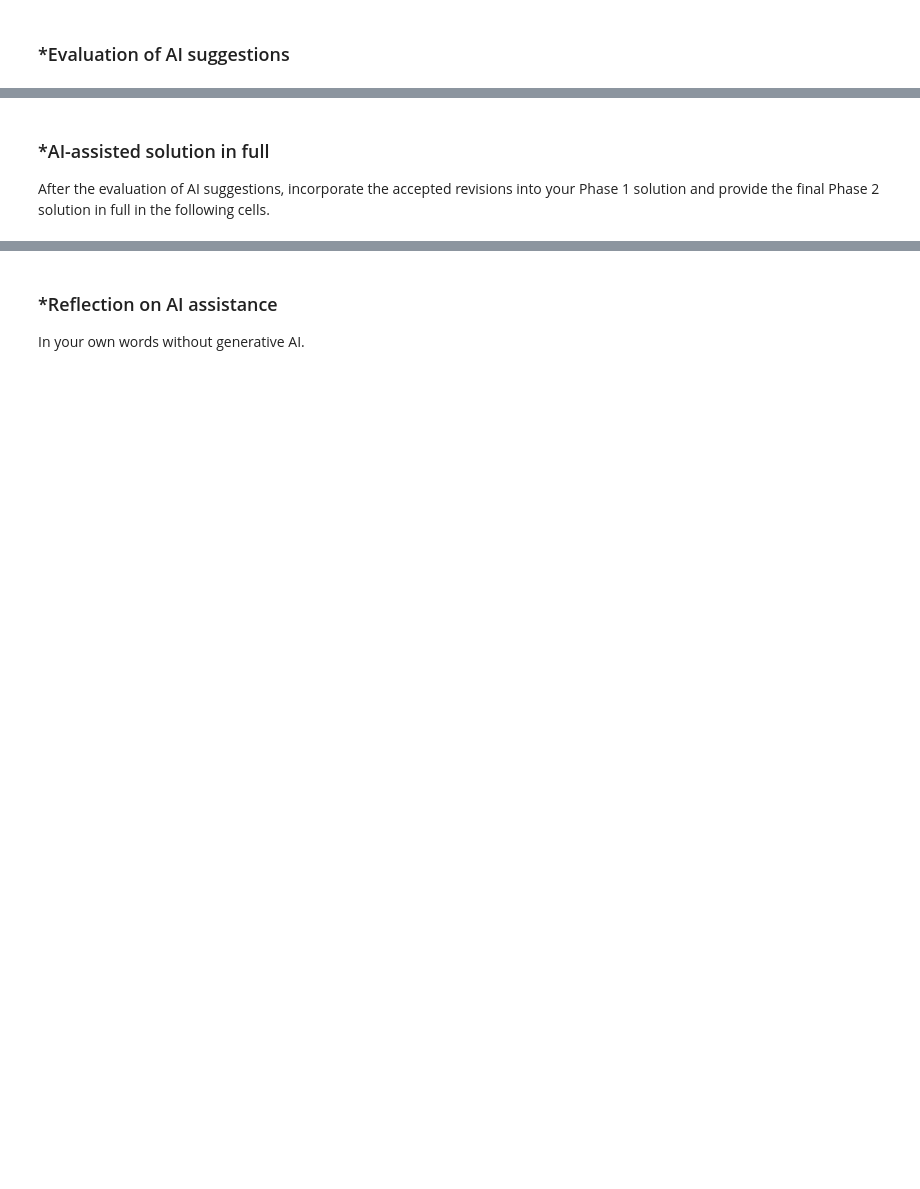
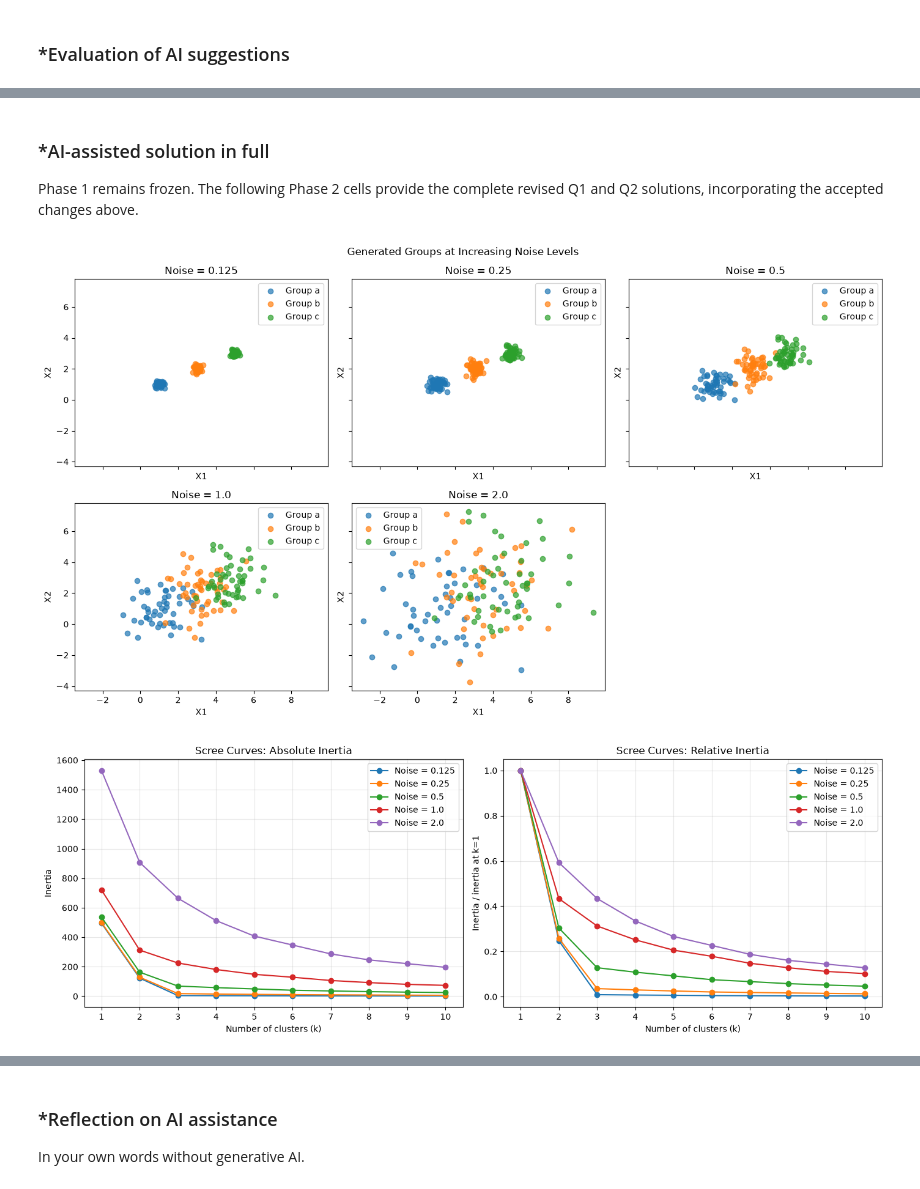
Before and after one commit to spbromberg/A04-clustering, a Jupyter notebook: notebook.ipynb, the cells around one changed output, grey strips where cells are left out. Drawn from its saved outputs; the diff is of its cells as text; code cells hidden in the pictures; blank space fills up the shorter version.

Commit message:
Complete Phase 2 clustering analysis

```diff
--- a/notebook.ipynb
+++ b/notebook.ipynb
@@ -493,5 +499,76 @@ Keep Phase 1 frozen.
 # %% [markdown]
 ### *AI-assisted solution in full
-After the evaluation of AI suggestions, incorporate the accepted revisions into your Phase 1 solution and provide the final Phase 2 solution in full in the following cells.
+Phase 1 remains frozen. The following Phase 2 cells provide the complete revised Q1 and Q2 solutions, incorporating the accepted changes above.
 # %%
-# Your Phase 2 solution to the problem goes here.
+import numpy as np
+import pandas as pd
+import matplotlib.pyplot as plt
+from sklearn.cluster import KMeans
+from sklearn.preprocessing import MinMaxScaler
+from sklearn.metrics import silhouette_score
+from pathlib import Path
+
+
+def createData(noise, N=50):
+    rng = np.random.default_rng(100)
+    centers = [(1, 1), (3, 2), (5, 3)]
+    groups = []
+    for group_name, (center_x, center_y) in zip(['a', 'b', 'c'], centers):
+        groups.append(pd.DataFrame({
+            'x1': rng.normal(center_x, noise, N),
+            'x2': rng.normal(center_y, noise, N),
+            'group': group_name
+        }))
+    return pd.concat(groups, ignore_index=True)
+
+
+noise_levels = [0.125, 0.25, 0.5, 1.0, 2.0]
+datasets = {noise: createData(noise) for noise in noise_levels}
+
+# Compare the known generating groups as noise increases.
+fig, axes = plt.subplots(2, 3, figsize=(14, 8), sharex=True, sharey=True)
+axes = axes.flatten()
+colors = {'a': 'tab:blue', 'b': 'tab:orange', 'c': 'tab:green'}
+
+for axis, (noise, data) in zip(axes, datasets.items()):
+    for group_name, color in colors.items():
+        group_data = data[data['group'] == group_name]
+        axis.scatter(group_data['x1'], group_data['x2'], color=color,
+                     label=f'Group {group_name}', alpha=0.7)
+    axis.set_title(f'Noise = {noise}')
+    axis.set_xlabel('X1')
+    axis.set_ylabel('X2')
+    axis.legend()
+
+axes[-1].axis('off')
+fig.suptitle('Generated Groups at Increasing Noise Levels')
+fig.tight_layout()
+plt.show()
+
+# Inertia always decreases with k; relative inertia helps compare noise levels.
+k_values = range(1, 11)
+inertia_results = {}
+for noise, data in datasets.items():
+    features = data[['x1', 'x2']]
+    inertia_results[noise] = [
+        KMeans(n_clusters=k, random_state=42, n_init=10).fit(features).inertia_
+        for k in k_values
+    ]
+
+fig, axes = plt.subplots(1, 2, figsize=(14, 5))
+for noise, inertia_values in inertia_results.items():
+    axes[0].plot(k_values, inertia_values, marker='o', label=f'Noise = {noise}')
+    relative_inertia = np.array(inertia_values) / inertia_values[0]
+    axes[1].plot(k_values, relative_inertia, marker='o', label=f'Noise = {noise}')
+
+axes[0].set(title='Scree Curves: Absolute Inertia', xlabel='Number of clusters (k)', ylabel='Inertia')
+axes[1].set(title='Scree Curves: Relative Inertia', xlabel='Number of clusters (k)', ylabel='Inertia / inertia at k=1')
+for axis in axes:
+    axis.set_xticks(list(k_values))
+    axis.grid(True, alpha=0.3)
+    axis.legend()
+fig.tight_layout()
+plt.show()
+# %% [output]
+[figure, added]
+[figure, added]
```
Also changed, not shown: parts of 9 cells of this notebook.
